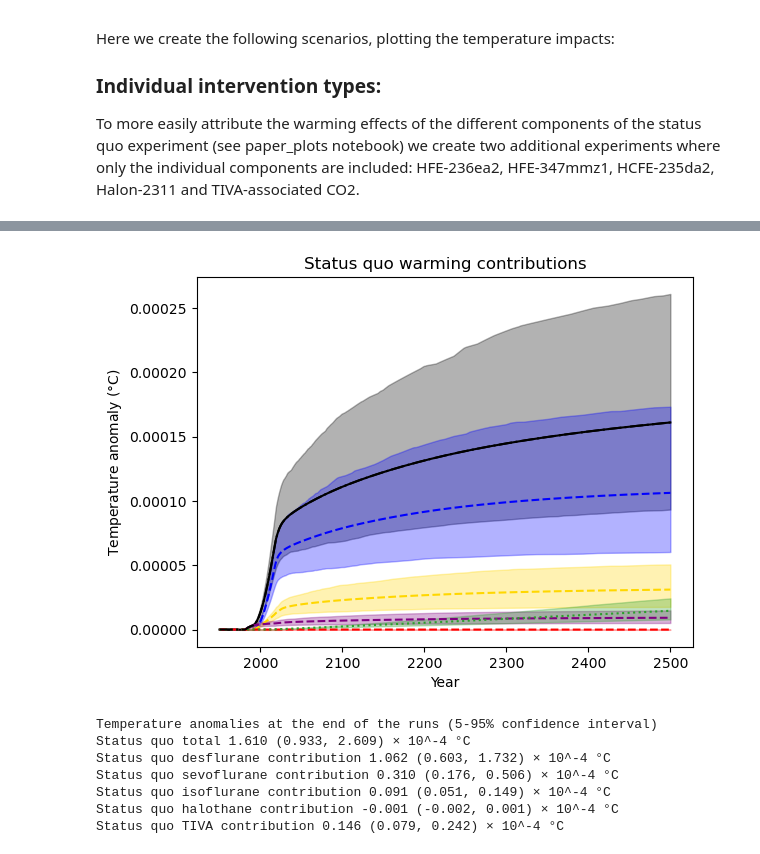
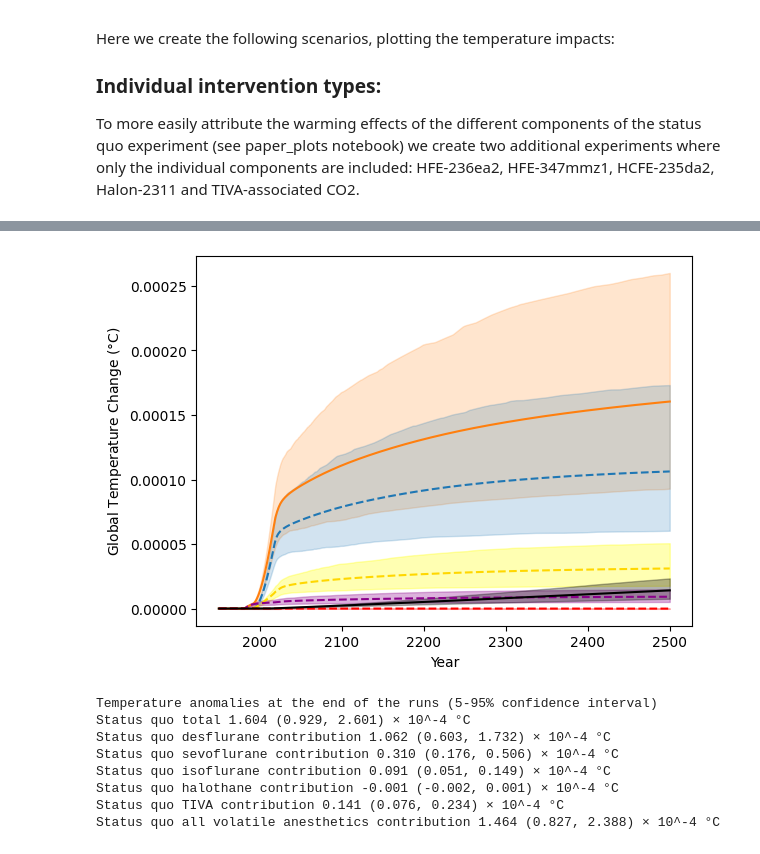
Before and after one commit to alejandroromeroprieto/anaesthetic-project, a Jupyter notebook: notebooks/paper_plots_status_quo_decomposition.ipynb, the cells around one changed output, grey strips where cells are left out. Saved outputs shown, nothing was run; the diff lists cells and outputs as text; code cells hidden in the pictures.

```diff
--- a/notebooks/paper_plots_status_quo_decomposition.ipynb
+++ b/notebooks/paper_plots_status_quo_decomposition.ipynb
@@ -989,47 +949,51 @@ plt.show()
 # %%
 # Now plotting the total status quo scenario with all the components
 
 initial_year = 1950 - 1750
 
-plt.plot(timebounds_1[initial_year:], mean_f_status_quo_temperature[initial_year:], label='Status quo', color="black")
-plt.fill_between(timebounds_1[initial_year:], p05_f_status_quo_temperature[initial_year:], p95_f_status_quo_temperature[initial_year:], alpha=0.3, color="black")
+plt.plot(timebounds_1[initial_year:], mean_f_status_quo_temperature[initial_year:], label='Status quo', color='#ff7f0e')
+plt.fill_between(timebounds_1[initial_year:], p05_f_status_quo_temperature[initial_year:], p95_f_status_quo_temperature[initial_year:], alpha=0.2, color='#ff7f0e')
 
 # Desflurane contribution
-plt.plot(timebounds_1[initial_year:], mean_f_status_q_desflurane_temperature[initial_year:], label='Desflurane contribution', linestyle='--', color="blue")
-plt.fill_between(timebounds_1[initial_year:], p05_f_status_q_desflurane_temperature[initial_year:], p95_f_status_q_desflurane_temperature[initial_year:], alpha=0.3, color="blue")
+plt.plot(timebounds_1[initial_year:], mean_f_status_q_desflurane_temperature[initial_year:], label='Desflurane contribution', linestyle='--', color='#1f77b4')
+plt.fill_between(timebounds_1[initial_year:], p05_f_status_q_desflurane_temperature[initial_year:], p95_f_status_q_desflurane_temperature[initial_year:], alpha=0.2, color='#1f77b4')
 
 # Sevoflurane contribution
 plt.plot(timebounds_1[initial_year:], mean_f_status_q_sevo_temperature[initial_year:], label='Sevolurane contribution', linestyle='--', color='gold')
-plt.fill_between(timebounds_1[initial_year:], p05_f_status_q_sevo_temperature[initial_year:], p95_f_status_q_sevo_temperature[initial_year:], alpha=0.3, color='gold')
+plt.fill_between(timebounds_1[initial_year:], p05_f_status_q_sevo_temperature[initial_year:], p95_f_status_q_sevo_temperature[initial_year:], alpha=0.3, color='#FFFF00')
 
 # Isolurane contribution
-plt.plot(timebounds_1[initial_year:], mean_f_status_q_iso_temperature[initial_year:], label='Isoflurane contribution', linestyle='--', color="purple")
-plt.fill_between(timebounds_1[initial_year:], p05_f_status_q_iso_temperature[initial_year:], p95_f_status_q_iso_temperature[initial_year:], alpha=0.3, color="purple")
+plt.plot(timebounds_1[initial_year:], mean_f_status_q_iso_temperature[initial_year:], label='Isoflurane contribution', linestyle='--', color='darkmagenta')
+plt.fill_between(timebounds_1[initial_year:], p05_f_status_q_iso_temperature[initial_year:], p95_f_status_q_iso_temperature[initial_year:], alpha=0.3, color='darkmagenta')
 
 # Halothane contribution
-plt.plot(timebounds_1[initial_year:], mean_f_status_q_halo_temperature[initial_year:], label='Halothane contribution', linestyle='--', color="red")
-plt.fill_between(timebounds_1[initial_year:], p05_f_status_q_halo_temperature[initial_year:], p95_f_status_q_halo_temperature[initial_year:], alpha=0.3, color="red")
+plt.plot(timebounds_1[initial_year:], mean_f_status_q_halo_temperature[initial_year:], label='Halothane contribution', linestyle='--', color='red')
+plt.fill_between(timebounds_1[initial_year:], p05_f_status_q_halo_temperature[initial_year:], p95_f_status_q_halo_temperature[initial_year:], alpha=0.3, color='red')
 
 # TIVA contribution
-plt.plot(timebounds_1[initial_year:], mean_f_status_q_tiva_temperature[initial_year:], label='TIVA contribution', linestyle=':', color="tab:green")
-plt.fill_between(timebounds_1[initial_year:], p05_f_status_q_tiva_temperature[initial_year:], p95_f_status_q_tiva_temperature[initial_year:], alpha=0.3, color="tab:green")
+plt.plot(timebounds_1[initial_year:], mean_f_status_q_tiva_temperature[initial_year:], label='TIVA contribution', linestyle='-', color='black')
+plt.fill_between(timebounds_1[initial_year:], p05_f_status_q_tiva_temperature[initial_year:], p95_f_status_q_tiva_temperature[initial_year:], alpha=0.3, color='black')
 
-# Sum of all contributions
-plt.plot(timebounds_1[initial_year:], mean_f_status_q_desflurane_temperature[initial_year:] + mean_f_status_q_sevo_temperature[initial_year:] + mean_f_status_q_iso_temperature[initial_year:] + mean_f_status_q_halo_temperature[initial_year:] + mean_f_status_q_tiva_temperature[initial_year:], label='All contribution', linestyle='-.', color="black")
+# Test Sum of all contributions
+# plt.plot(timebounds_1[initial_year:], mean_f_status_q_desflurane_temperature[initial_year:] + mean_f_status_q_sevo_temperature[initial_year:] + mean_f_status_q_iso_temperature[initial_year:] + mean_f_status_q_halo_temperature[initial_year:] + mean_f_status_q_tiva_temperature[initial_year:], label='All contribution', linestyle='-.', color='green')
 
-plt.title('Status quo warming contributions')
+# Sum of all volatile anesthetics
+#plt.plot(timebounds_1[initial_year:], mean_f_status_q_desflurane_temperature[initial_year:] + mean_f_status_q_sevo_temperature[initial_year:] + mean_f_status_q_iso_temperature[initial_year:] + mean_f_status_q_halo_temperature[initial_year:], label='All volatiles contribution', linestyle='-.', color='green')
+
+
+#plt.title('Status quo warming contributions')
 plt.xlabel('Year')
-plt.ylabel('Temperature anomaly ($\degree$C)')
+plt.ylabel(r'Global Temperature Change ($\degree$C)')
 # plt.legend()
 
 ax = plt.gca()
 # ax.yaxis.set_major_formatter(ticker.ScalarFormatter(useMathText=True))
 # ax.ticklabel_format(axis='y', style='sci', scilimits=(-4, -4))
 
 plt.savefig("status_quo_warming_contributions_full.png", dpi=300, bbox_inches="tight")
 plt.show()
 # %% [output]
-[figure, old version]
+[figure, new version]
 # %%
 scale = 1e-4
 
@@ -1076,14 +1040,21 @@ print(
     f"({p05_f_status_q_tiva_temperature[-1].values/scale:.3f}, "
     f"{p95_f_status_q_tiva_temperature[-1].values/scale:.3f}) × 10^-4 °C"
 )
+print(
+    f"Status quo all volatile anesthetics contribution "
+    f"{(mean_f_status_q_desflurane_temperature[-1].values + mean_f_status_q_sevo_temperature[-1].values + mean_f_status_q_iso_temperature[-1].values + mean_f_status_q_halo_temperature[-1].values)/scale:.3f} "
+    f"({(p05_f_status_q_desflurane_temperature[-1].values + p05_f_status_q_sevo_temperature[-1].values + p05_f_status_q_iso_temperature[-1].values + p05_f_status_q_halo_temperature[-1].values)/scale:.3f}, "
+    f"{(p95_f_status_q_desflurane_temperature[-1].values + p95_f_status_q_sevo_temperature[-1].values + p95_f_status_q_iso_temperature[-1].values + p95_f_status_q_halo_temperature[-1].values)/scale:.3f}) × 10^-4 °C"
+)
 # %% [output]
 Temperature anomalies at the end of the runs (5-95% confidence interval)
-Status quo total 1.610 (0.933, 2.609) × 10^-4 °C
+Status quo total 1.604 (0.929, 2.601) × 10^-4 °C
 Status quo desflurane contribution 1.062 (0.603, 1.732) × 10^-4 °C
 Status quo sevoflurane contribution 0.310 (0.176, 0.506) × 10^-4 °C
 Status quo isoflurane contribution 0.091 (0.051, 0.149) × 10^-4 °C
 Status quo halothane contribution -0.001 (-0.002, 0.001) × 10^-4 °C
-Status quo TIVA contribution 0.146 (0.079, 0.242) × 10^-4 °C
+Status quo TIVA contribution 0.141 (0.076, 0.234) × 10^-4 °C
+Status quo all volatile anesthetics contribution 1.464 (0.827, 2.388) × 10^-4 °C
 # %%
 # Now plotting the total status quo scenario with with only the desflurane and TIVA components
 
```
Also changed, not shown: parts of 13 cells of this notebook.
